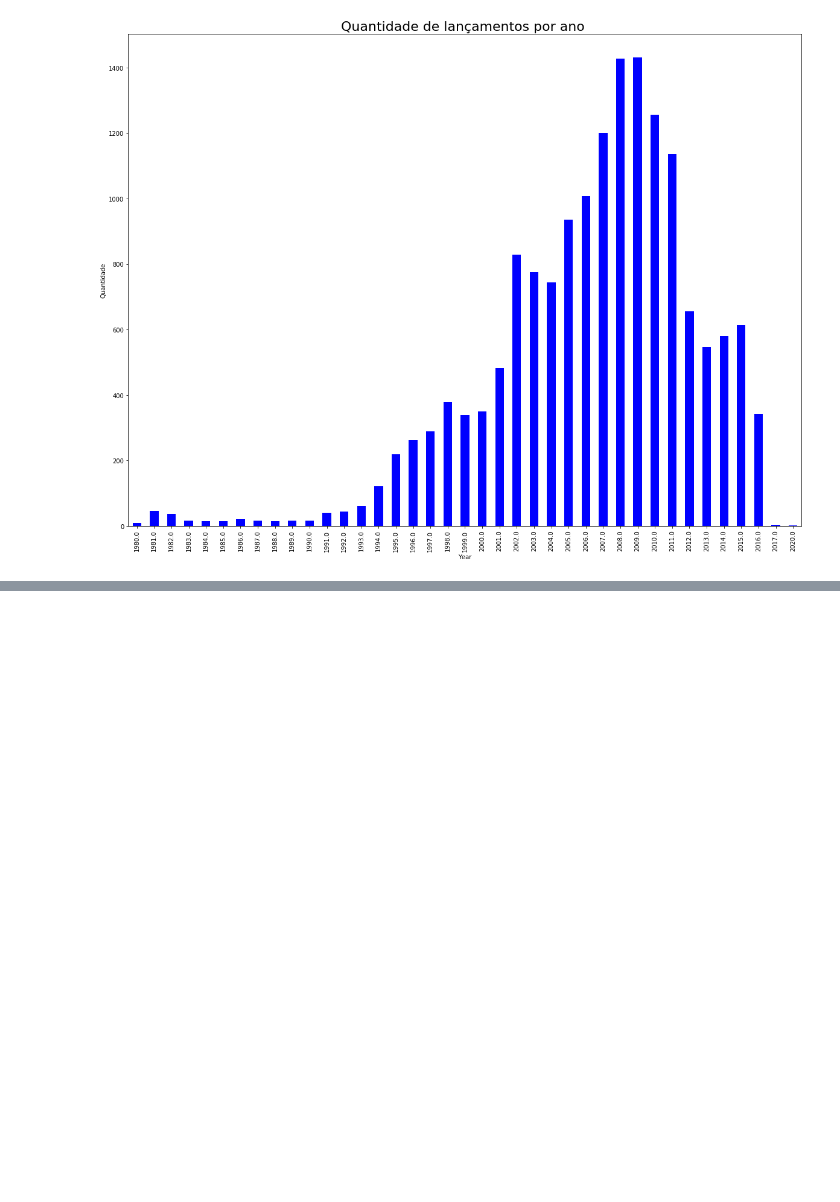
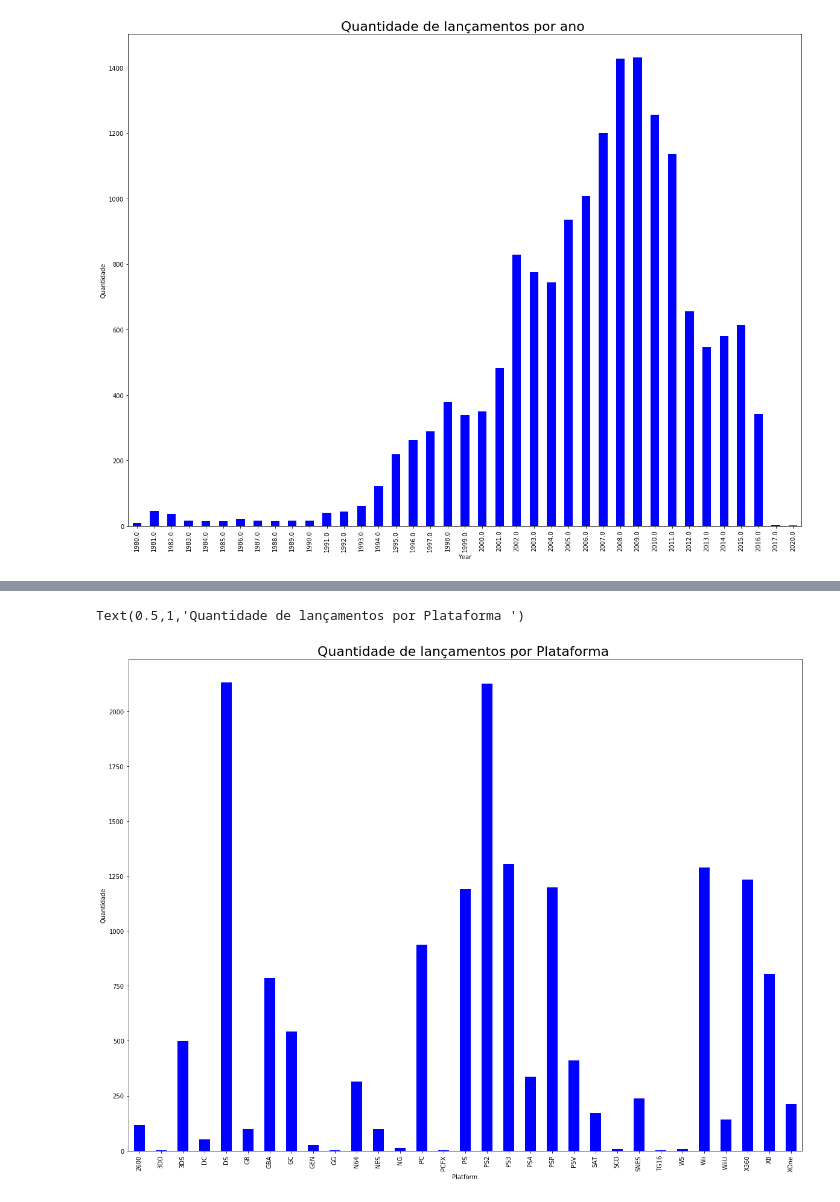
Before and after one commit to henriquewestphal/videogamesales, a Jupyter notebook: analise_videogames.ipynb, the cells around one changed output, grey strips where cells are left out. Cells and saved outputs as stored; diff of their text form; code cells hidden in the pictures; blank space fills up the shorter version.

Commit message:
criado graficos de quantidade de jogos por plataforma e quantidade de jogos por genero.

```diff
--- a/analise_videogames.ipynb
+++ b/analise_videogames.ipynb
@@ -238,3 +195,7 @@ fig.set_title('Quantidade de lançamentos por ano ', {'fontsize':22})
 # %% [output]
 Text(0.5,1,'Quantidade de lançamentos por ano ')
 [figure]
+# %%
+#AGRUPANDO por plataformas.
+plataforma = dados.groupby('Platform')
+plataforma.groups
@@ -240,0 +220,7 @@ Text(0.5,1,'Quantidade de lançamentos por ano ')
+# %%
+fig = plataforma['Rank'].count().plot.bar(color = 'blue')
+fig.set_ylabel('Quantidade')
+fig.set_title('Quantidade de lançamentos por Plataforma ', {'fontsize':22})
+# %% [output]
+Text(0.5,1,'Quantidade de lançamentos por Plataforma ')
+[figure, added]
```
Also changed, not shown: parts of 6 cells of this notebook.
